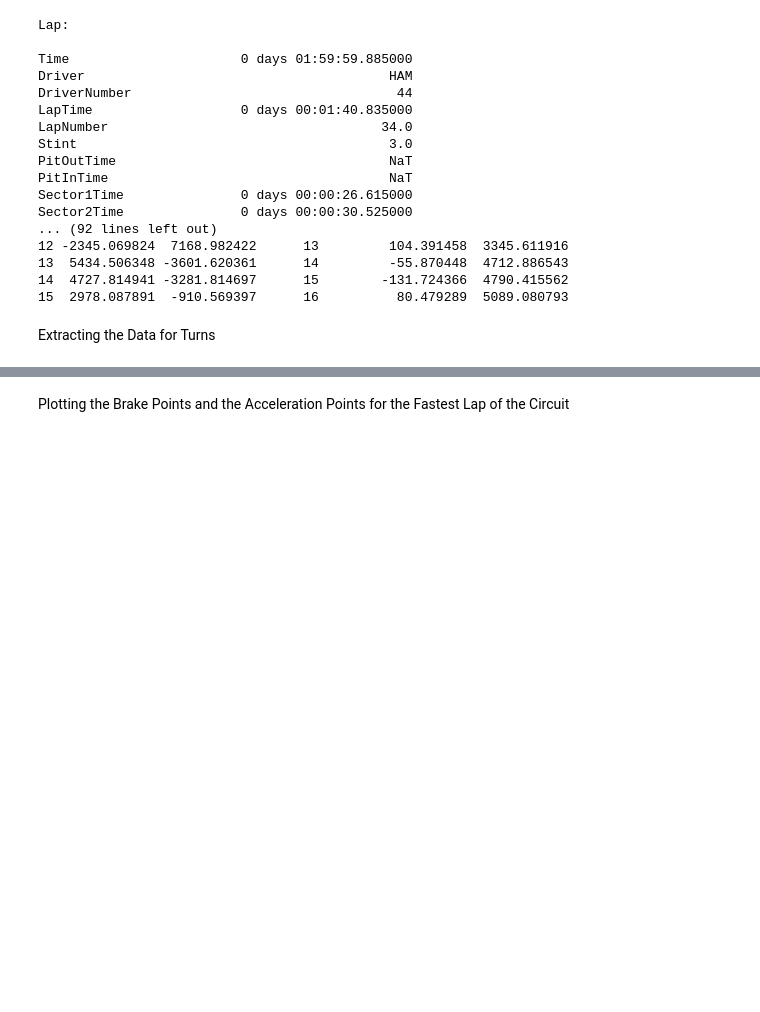
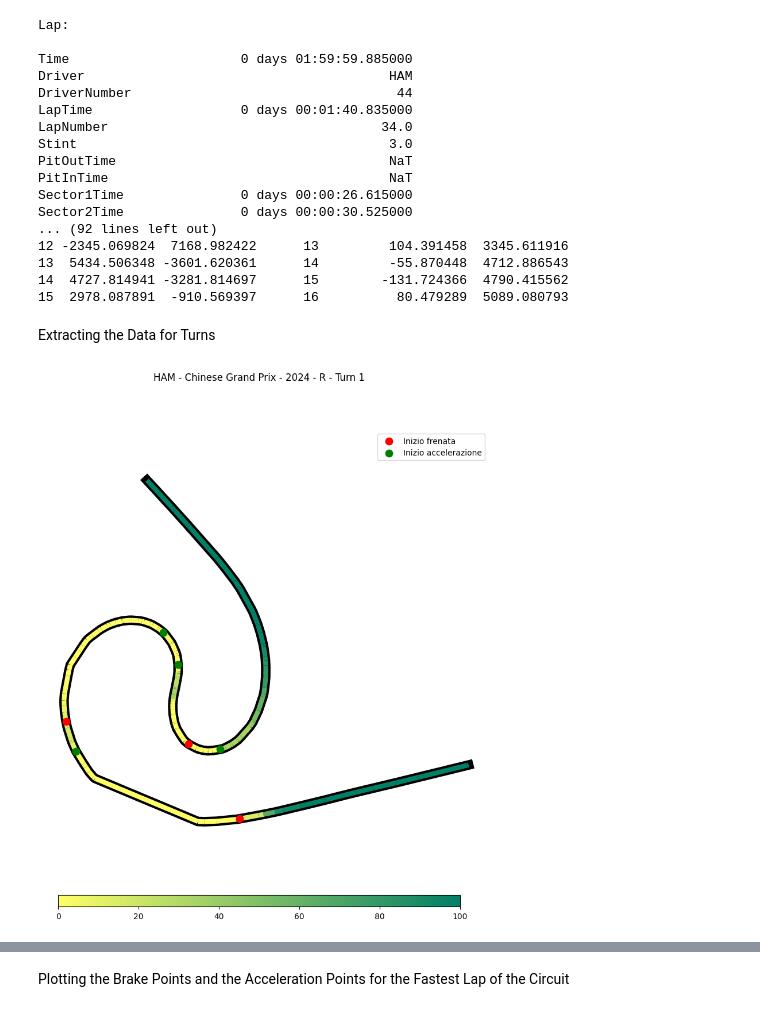
Before and after one commit to FrankDena/F1_Vis, a Jupyter notebook: Brk_Acc_Points.ipynb, the cells around one changed output, grey strips where cells are left out. Cells and saved outputs as stored; diff of their text form; code cells hidden in the pictures; blank space fills up the shorter version.

Commit message:
Modifiche alla colormap del grafico

```diff
--- a/Brk_Acc_Points.ipynb
+++ b/Brk_Acc_Points.ipynb
@@ -19,6 +19,8 @@ year = 2024
 wknd = 5
 ses = 'R'
 driver = 'HAM'
+
+colormap = mpl.colormaps['summer_r']
 # %% [markdown]
 Loading the Session and Exctracting Some Data
 # %%
@@ -124,3 +126,57 @@ d_end   = (d_end0 + d_next) / 2
 
 # Extract the telemetry data for the turn, filtered by distance
 turn_tel = tel.loc[(tel['Distance'] >= d_start) & (tel['Distance'] <= d_end)]
+# %%
+x = turn_tel['X']
+y = turn_tel['Y']
+color = turn_tel['Throttle']
+
+points = np.array([x, y]).T.reshape(-1, 1, 2)
+segments = np.concatenate([points[:-1], points[1:]], axis=1)
+
+# Extract the brake and acceleration points
+brk = turn_tel['Brake'].astype(int)
+# Identifies the start of braking as the point where the brake value changes from 0 to 1
+mask_brake_start = brk.diff() == 1
+# Get the coordinates of the braking points using a boolean mask
+brake_pts = turn_tel.loc[mask_brake_start, ['X','Y']]
+
+# Throttle ≤5%→>5%
+thr = turn_tel['Throttle']
+# Identifies the start of acceleration as the point where the throttle value changes from ≤5% to >5% (arbitrary threshold)
+mask_accel_start = (thr > 5) & (thr.shift(1) <= 5)
+# Get the coordinates of the acceleration points using a boolean mask
+accel_pts = turn_tel.loc[mask_accel_start, ['X','Y']]
+
+
+fig, ax = plt.subplots(figsize=(10,10))
+fig.suptitle(f"{driver} - {weekend.EventName} - {session.event.year} - {ses} - Turn {turn.loc[0,'Number']}")
+
+# (A) tracciato di base con il giro più veloce
+ax.plot(x, y, color='black', linewidth=12, zorder=0)
+
+norm = mpl.colors.Normalize(color.min(), color.max())
+lc = LineCollection(segments, cmap=colormap, norm=norm,
+                  linestyle = '-', linewidth=6)
+lc.set_array(color)
+line = ax.add_collection(lc)
+
+cbaxes = fig.add_axes([0.15, 0.05, 0.7, 0.02])
+normlegend = mpl.colors.Normalize(vmin=color.min(), vmax=color.max())
+legend = mpl.colorbar.ColorbarBase(cbaxes, cmap=colormap,
+                                  norm=normlegend, orientation='horizontal')
+
+
+# (B) scatter dei punti per la curva selezionata
+ax.scatter(brake_pts['X'],  brake_pts['Y'],
+           c='red',   s=80, label='Inizio frenata',    zorder=2)
+ax.scatter(accel_pts['X'], accel_pts['Y'],
+           c='green', s=80, label='Inizio accelerazione', zorder=2)
+
+ax.axis('equal')
+ax.axis('off')
+ax.legend(loc='upper right', frameon=True)
+
+plt.show()
+# %% [output]
+[figure, added]
```
Also changed, not shown: parts of 3 cells of this notebook.
